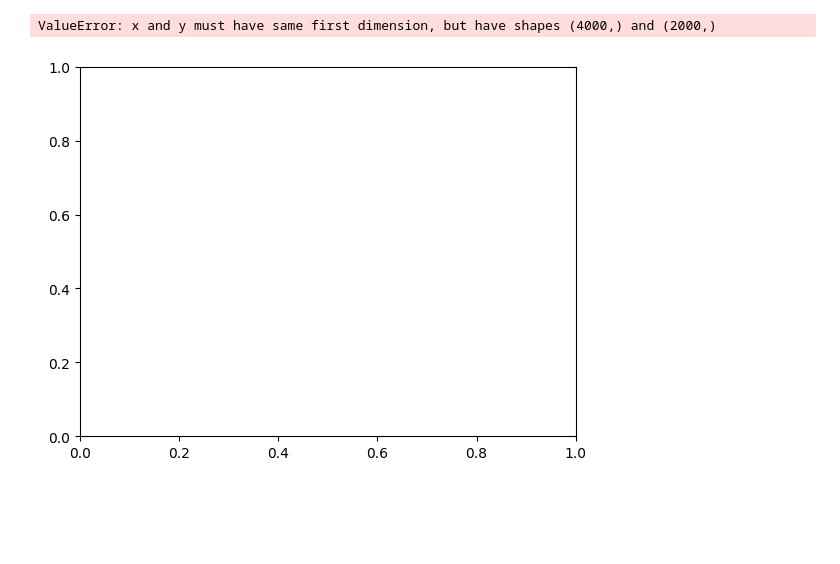
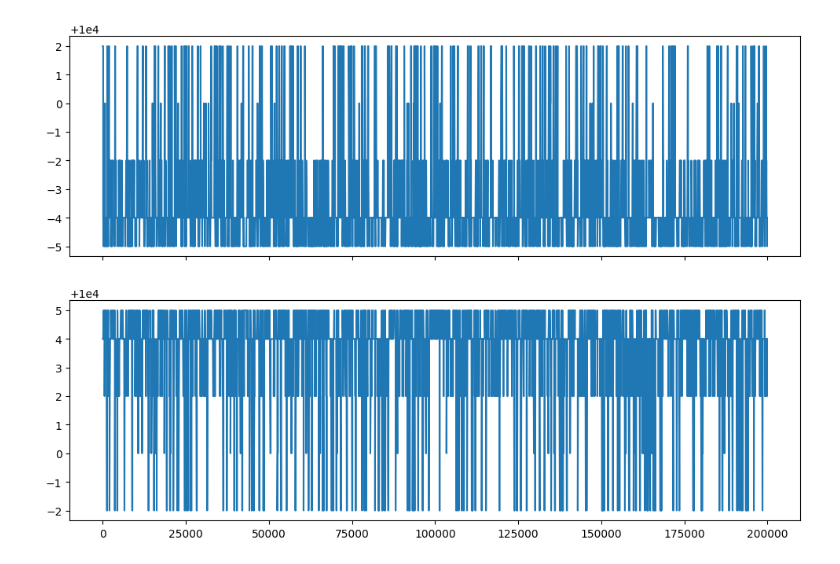
Before and after one commit to ashokolarov/prosperity3, a Jupyter notebook: analyze_data.ipynb, the cells around one changed output. Cells and saved outputs as stored; diff of their text form; code cells hidden in the pictures; blank space fills up the shorter version.

```diff
--- a/analyze_data.ipynb
+++ b/analyze_data.ipynb
@@ -2,13 +2,5 @@
 import pandas as pd
 import matplotlib.pyplot as plt
 # %%
-df = pd.read_csv("data/r0/r0_results.csv", sep=";")
+df = pd.read_csv("data/r0/r0_notrades.csv", sep=";")
 t = df["timestamp"]
-
-
-kelp_price = df["mid_price"].where(df["product"] == "KELP")
-plt.plot(t, kelp_price)
-plt.show()
-# %% [output]
-ValueError: x and y must have same first dimension, but have shapes (4000,) and (2000,)
-[figure, removed]
@@ -14,0 +37,10 @@ ValueError: x and y must have same first dimension, but have shapes (4000,) and
+# %%
+resin_bb = df["bid_price_1"].where(df["product"] == "RAINFOREST_RESIN").ffill()
+resin_ba = df["ask_price_1"].where(df["product"] == "RAINFOREST_RESIN").ffill()
+
+plt.plot(t, resin_bb)
+plt.plot(t, resin_ba)
+plt
+plt.show()
+# %% [output]
+[figure, added]
```
Also changed, not shown: parts of 1 cell of this notebook, 3 other files.
